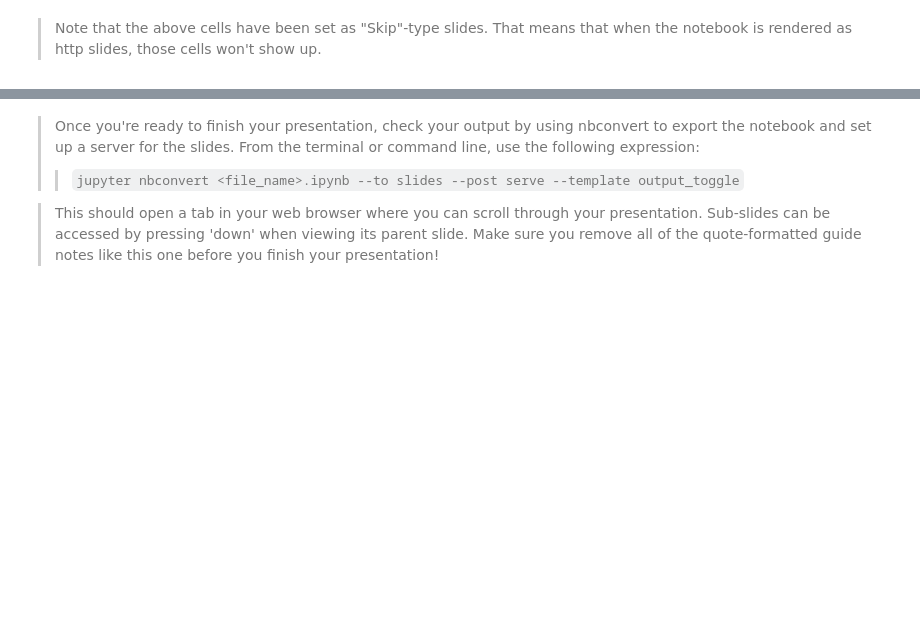
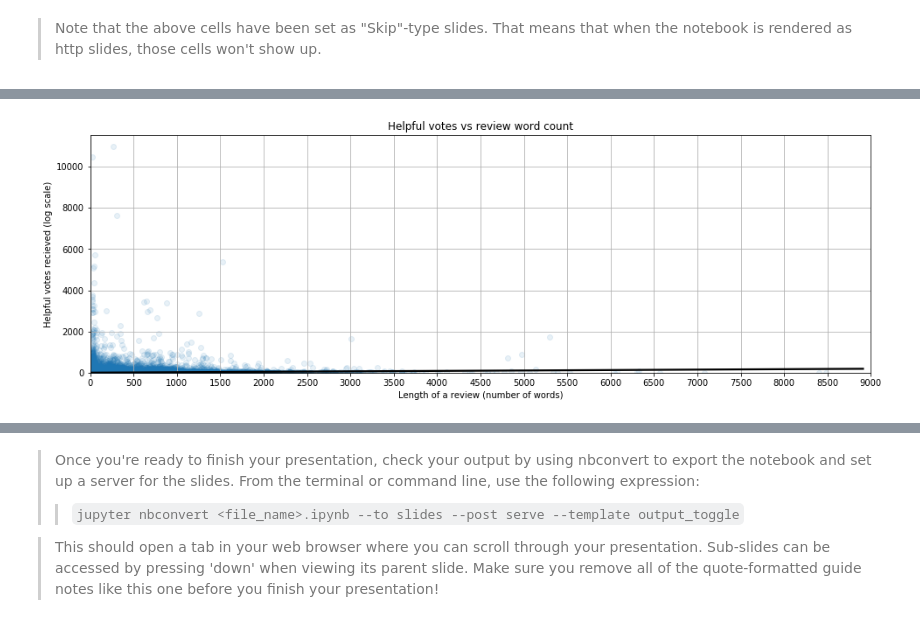
Before and after one commit to ElectricKea/CommunicateFindings_Udacity_Project, a Jupyter notebook: Amazon reviews - part 2.ipynb, the cells around one changed output, grey strips where cells are left out. Drawn from its saved outputs; the diff is of its cells as text; code cells hidden in the pictures; blank space fills up the shorter version.

```diff
--- a/Amazon reviews - part 2.ipynb
+++ b/Amazon reviews - part 2.ipynb
@@ -56,0 +86,18 @@ but feel free to add more if you'd like!
+# %%
+#Use a sample to speed up the calculation time.
+review_samp2 = reviews.sample(n=1000000, random_state=84)
+
+#Compare the helpful votes recieved to the length of the review and plot a line of best fit - y-axis on a linear scale
+plt.figure(figsize=[16, 5])
+sb.regplot(x="review_body_len", y="helpful_votes", data=review_samp2, scatter_kws={'alpha':0.1}, line_kws={'color':'black'})
+plt.xlim(left=0, right=9000)
+plt.ylim(bottom=1e0)
+# plt.yscale('log')
+# plt.yticks([1e0, 3e0, 1e1, 3e1, 1e2, 3e2, 1e3, 3e3, 1e4], ['1', '3', '10', '30', '100', '300', '1,000', '3,000', '10,000'])
+plt.xlabel('Length of a review (number of words)')
+plt.xticks(np.arange(0, 9500, 500))
+plt.ylabel('Helpful votes recieved (log scale)')
+plt.title('Helpful votes vs review word count')
+plt.grid(True)
+# %% [output]
+[figure, added]
```
Also changed, not shown: parts of 13 cells of this notebook, 2 other files.
